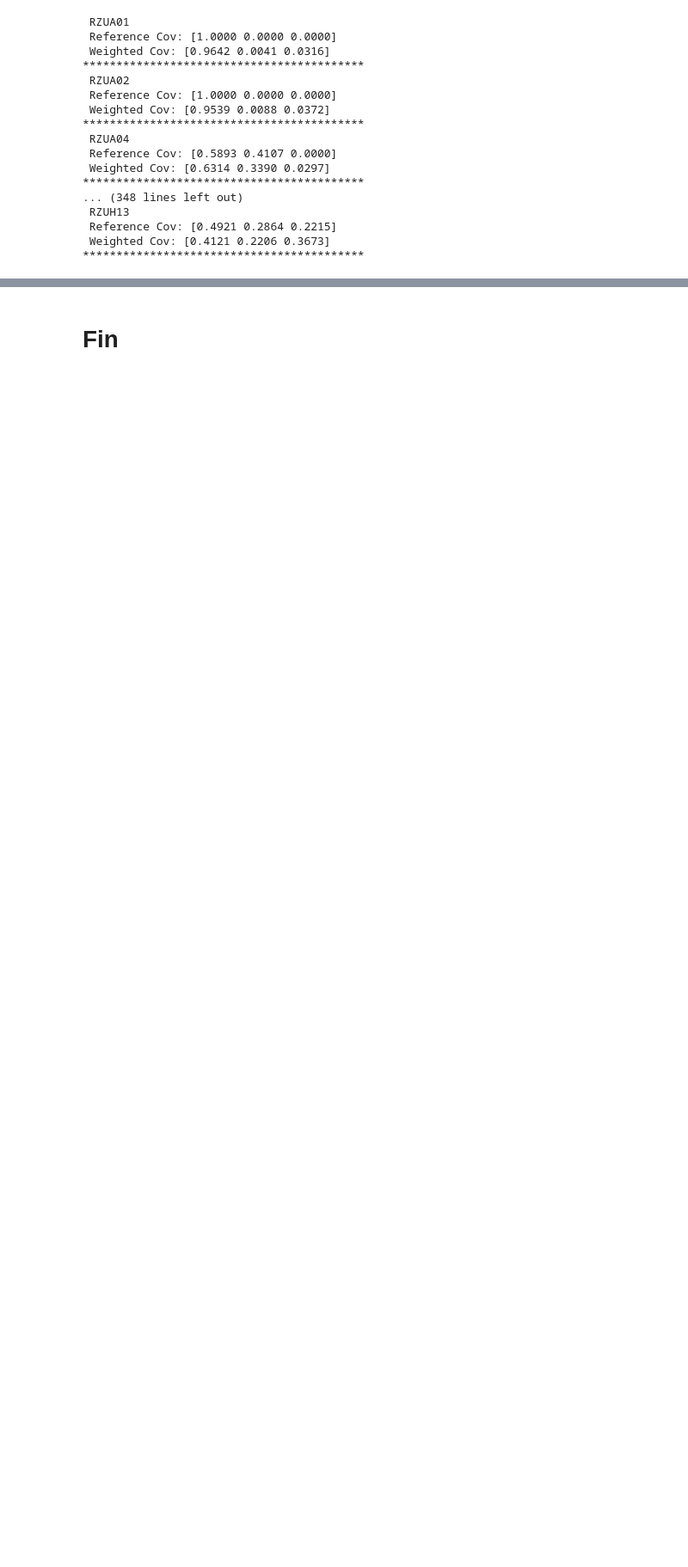
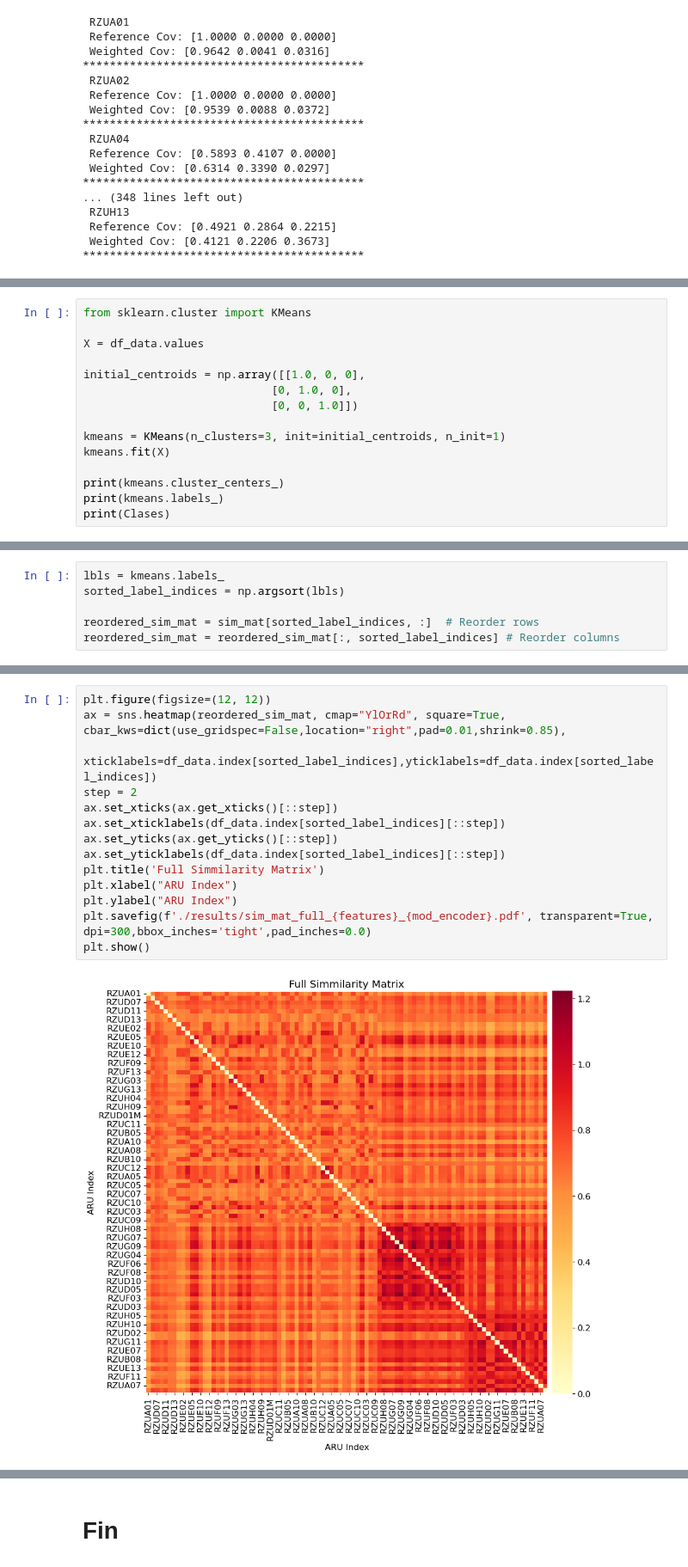
Before and after one commit to andrescastro-itm/GNN_ecoacoustic, a Jupyter notebook: GVAE_VGGish_tests.ipynb, the cells around one changed output, grey strips where cells are left out. Shown at 86% size. Drawn from its saved outputs; the diff is of its cells as text; blank space fills up the shorter version.

```diff
--- a/GVAE_VGGish_tests.ipynb
+++ b/GVAE_VGGish_tests.ipynb
@@ -685,0 +688,15 @@ for idx in range(92):
+# %%
+from sklearn.cluster import KMeans
+
+X = df_data.values
+
+initial_centroids = np.array([[1.0, 0, 0],
+                            [0, 1.0, 0],
+                            [0, 0, 1.0]])
+
+kmeans = KMeans(n_clusters=3, init=initial_centroids, n_init=1)
+kmeans.fit(X)
+
+print(kmeans.cluster_centers_)
+print(kmeans.labels_)
+print(Clases)
@@ -685,0 +713,6 @@ for idx in range(92):
+# %%
+lbls = kmeans.labels_
+sorted_label_indices = np.argsort(lbls)
+
+reordered_sim_mat = sim_mat[sorted_label_indices, :]  # Reorder rows
+reordered_sim_mat = reordered_sim_mat[:, sorted_label_indices] # Reorder columns
@@ -685,0 +730,16 @@ for idx in range(92):
+# %%
+plt.figure(figsize=(12, 12))
+ax = sns.heatmap(reordered_sim_mat, cmap="YlOrRd", square=True, cbar_kws=dict(use_gridspec=False,location="right",pad=0.01,shrink=0.85),
+            xticklabels=df_data.index[sorted_label_indices],yticklabels=df_data.index[sorted_label_indices])
+step = 2
+ax.set_xticks(ax.get_xticks()[::step])
+ax.set_xticklabels(df_data.index[sorted_label_indices][::step])
+ax.set_yticks(ax.get_yticks()[::step])
+ax.set_yticklabels(df_data.index[sorted_label_indices][::step])
+plt.title('Full Simmilarity Matrix')
+plt.xlabel("ARU Index")
+plt.ylabel("ARU Index")
+plt.savefig(f'./results/sim_mat_full_{features}_{mod_encoder}.pdf', transparent=True, dpi=300,bbox_inches='tight',pad_inches=0.0)
+plt.show()
+# %% [output]
+[figure, added]
```
Also changed, not shown: parts of 6 cells of this notebook.
